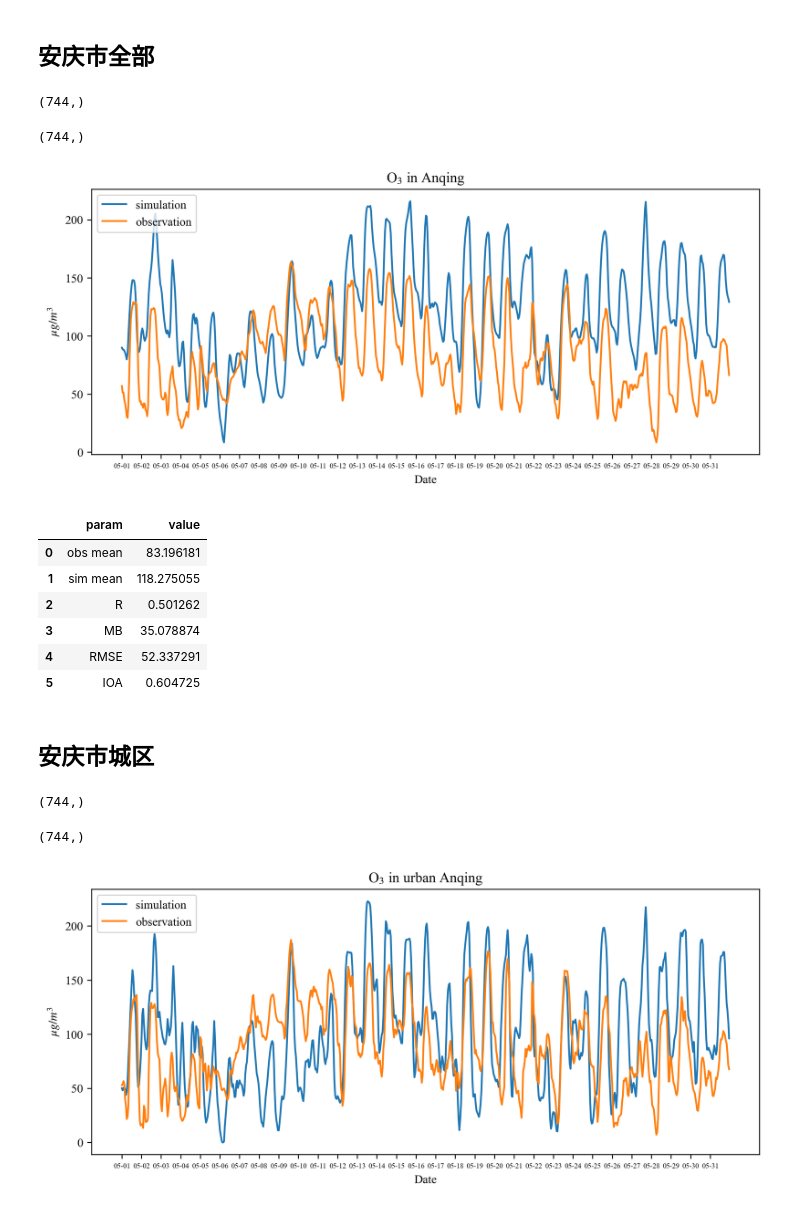
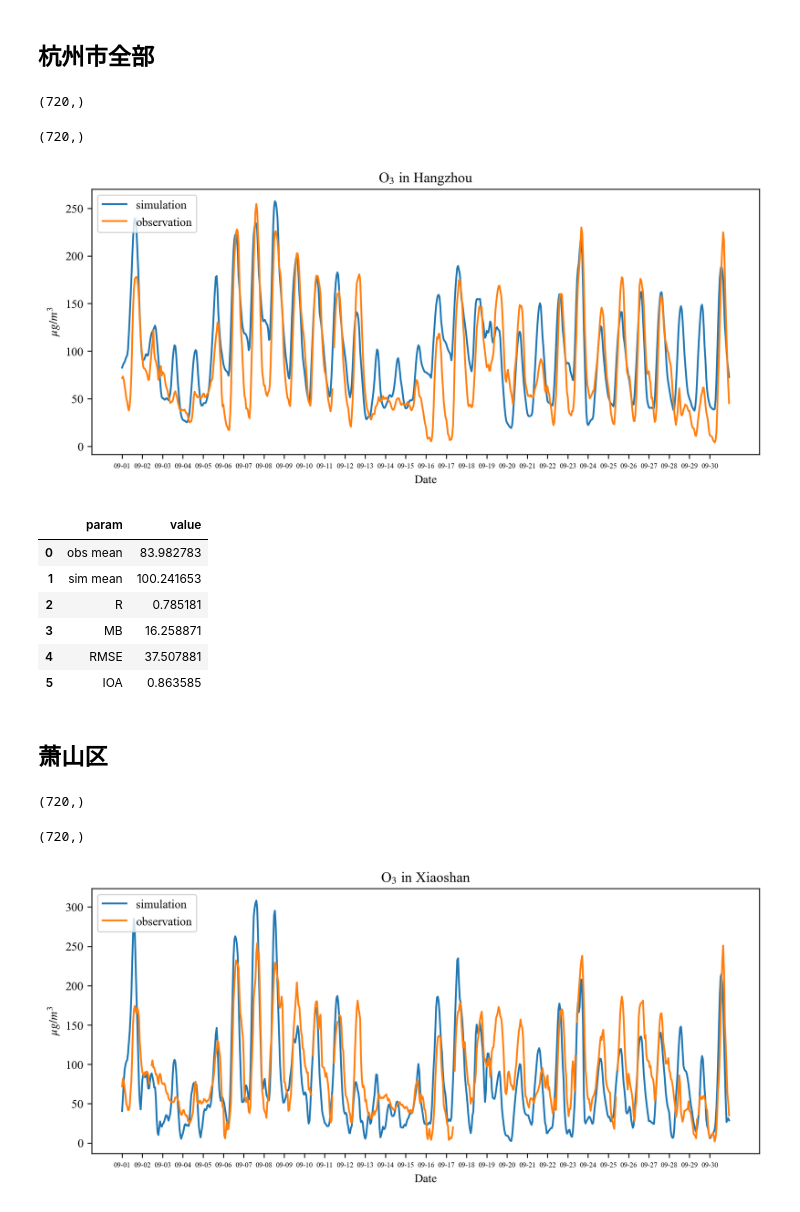
Before and after one commit to Iphisxu/Xiaoshan, a Jupyter notebook: scripts/Data_evaluation/O3.ipynb, the cells around one changed output. Saved outputs shown, nothing was run; the diff lists cells and outputs as text; code cells hidden in the pictures.

```diff
--- a/scripts/Data_evaluation/O3.ipynb
+++ b/scripts/Data_evaluation/O3.ipynb
@@ -47,89 +47,81 @@ def polygon_to_mask(polygon, x, y):
 
     return mask
 # %% [markdown]
-## 安庆市全部
+## 杭州市全部
 # %%
-ds1 = xr.open_dataset(cmaqfile1)
-ds2 = xr.open_dataset(cmaqfile2)
+ds1 = xr.open_dataset(cmaqfile)
 
 sim1 = ds1['O3'][:,0,:,:]
-sim2 = ds2['O3'][:,0,:,:]
 
-shp = gpd.read_file(shpall)
+shp = gpd.read_file(shphz)
 for i in range(np.size(ds1.latitude,0)):
     for j in range(np.size(ds1.latitude,1)):
         if polygon_to_mask(shp.geometry[0],ds1.longitude[i,j],ds1.latitude[i,j])==False:
             sim1[:,i,j] = np.nan
-            sim2[:,i,j] = np.nan
 
 sim1 = np.nanmean(np.nanmean(sim1,1),1)
-sim2 = np.nanmean(np.nanmean(sim2,1),1)
 
-sim = np.concatenate((sim1,sim2),axis=0)
-sim.shape
+sim1.shape
 # %% [output]
-(744,)
+(720,)
 # %%
-obsxls = pd.read_excel(obsall)
+obsxls = pd.read_excel(obshz)
 obs = obsxls['O3']
 obs.shape
 # %% [output]
-(744,)
+(720,)
 # %%
-ax = me.linechart(sim, obs, timestart, timeend)
+ax = me.linechart(sim1, obs, timestart, timeend)
 
 ax.legend(loc=2)
-ax.set_title('O$_3$ in Anqing')
+ax.set_title('O$_3$ in Hangzhou')
 ax.set_xlabel('Date')
 ax.set_ylabel('$\mu$$g/m^3$')
 plt.show()
 # %% [output]
-[figure, old version]
+[figure, new version]
 # %%
-df = pd.DataFrame({'sim':sim, 'obs':obs})
-me.evaluation_frame(obs, sim, df)
+df = pd.DataFrame({'sim':sim1, 'obs':obs})
+me.evaluation_frame(obs, sim1, df)
 # %% [output]
 |  | param | value |
-| 0 | obs mean | 83.196181 |
-| 1 | sim mean | 118.275055 |
-| 2 | R | 0.501262 |
-| 3 | MB | 35.078874 |
-| 4 | RMSE | 52.337291 |
-| 5 | IOA | 0.604725 |
+| 0 | obs mean | 83.982783 |
+| 1 | sim mean | 100.241653 |
+| 2 | R | 0.785181 |
+| 3 | MB | 16.258871 |
+| 4 | RMSE | 37.507881 |
+| 5 | IOA | 0.863585 |
 # %% [markdown]
-## 安庆市城区
+## 萧山区
 # %%
-sim1 = ds1['O3'][:,0,:,:]
+ds2 = xr.open_dataset(cmaqfile)
 sim2 = ds2['O3'][:,0,:,:]
 
-shp = gpd.read_file(shpurban)
-for i in range(np.size(ds1.latitude,0)):
-    for j in range(np.size(ds1.latitude,1)):
-        if polygon_to_mask(shp.geometry[0],ds1.longitude[i,j],ds1.latitude[i,j])==False:
-            sim1[:,i,j] = np.nan
+shp = gpd.read_file(shpxs)
+for i in range(np.size(ds2.latitude,0)):
+    for j in range(np.size(ds2.latitude,1)):
+        if polygon_to_mask(shp.geometry[0],ds2.longitude[i,j],ds2.latitude[i,j])==False:
             sim2[:,i,j] = np.nan
 
-sim1 = np.nanmean(np.nanmean(sim1,1),1)
 sim2 = np.nanmean(np.nanmean(sim2,1),1)
 
-sim = np.concatenate((sim1,sim2),axis=0)
-sim.shape
+sim2.shape
 # %% [output]
-(744,)
+(720,)
 # %%
-obsxls = pd.read_excel(obsurban)
+obsxls = pd.read_excel('D:/data/Project_Xiaoshan/202209/obsdata/sites_2209/杭州-城厢镇.xlsx')
 obs = obsxls['O3']
 obs.shape
 # %% [output]
-(744,)
+(720,)
 # %%
-ax = me.linechart(sim, obs, timestart, timeend)
+ax = me.linechart(sim2, obs, timestart, timeend)
 
 ax.legend(loc=2)
-ax.set_title('O$_3$ in urban Anqing')
+ax.set_title('O$_3$ in Xiaoshan')
 ax.set_xlabel('Date')
 ax.set_ylabel('$\mu$$g/m^3$')
 plt.show()
 # %% [output]
-[figure, old version]
+[figure, new version]
 # %%
```
Also changed, not shown: parts of 2 cells of this notebook, 33 other files.
